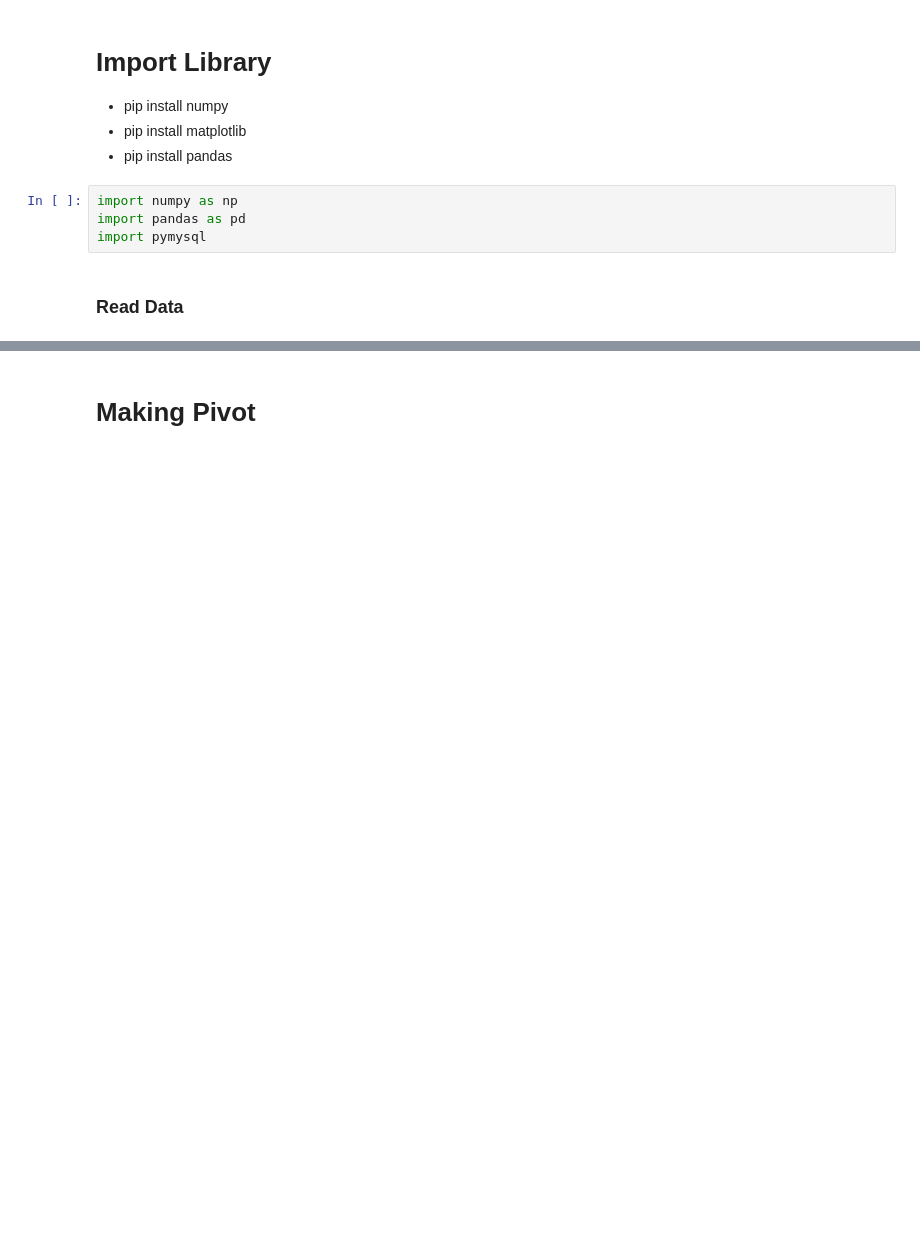
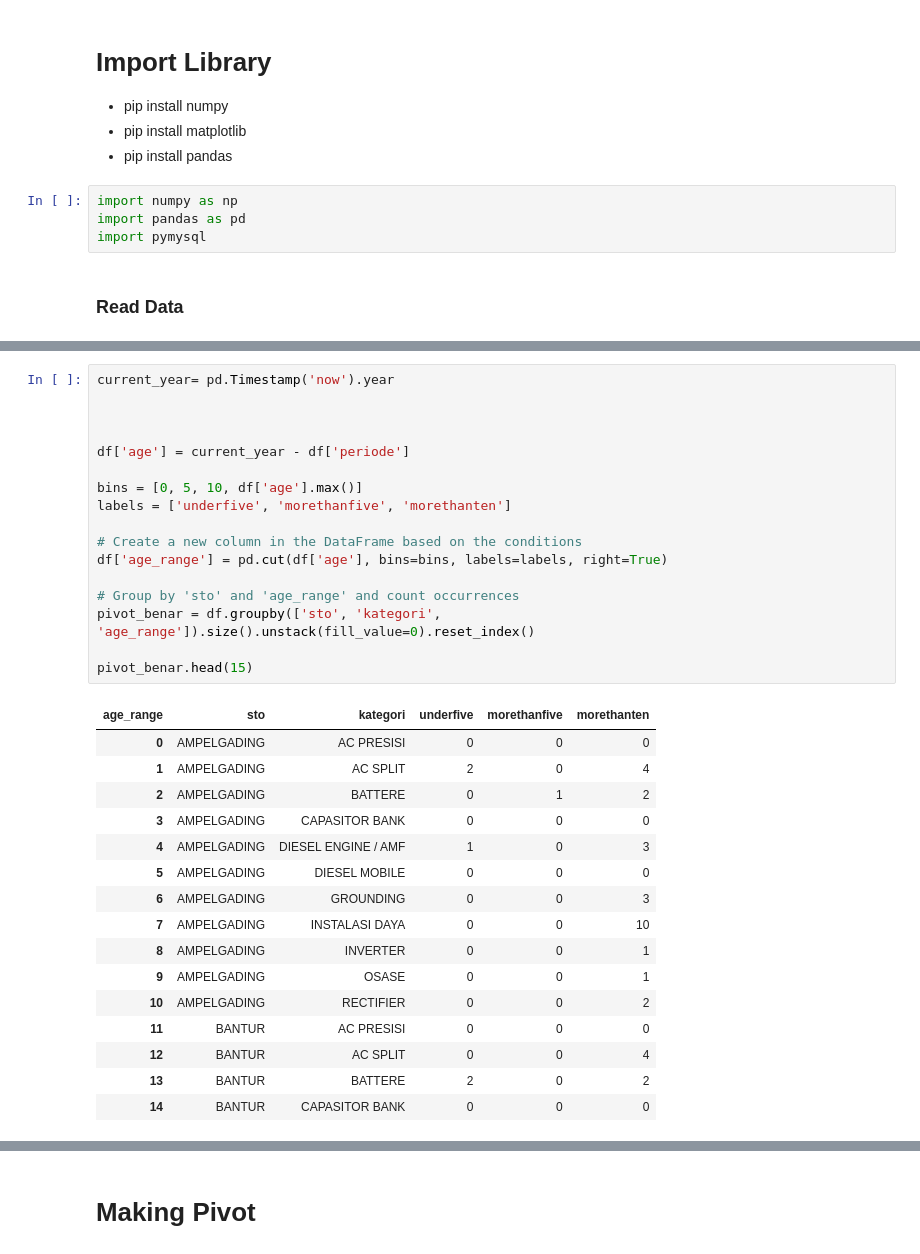
Before and after one commit to RidwanJk/arnet-dashboard, a Jupyter notebook: resources/pyScript/cme.ipynb, the cells around one changed output, grey strips where cells are left out. Drawn from its saved outputs; the diff is of its cells as text; blank space fills up the shorter version.

```diff
--- a/resources/pyScript/cme.ipynb
+++ b/resources/pyScript/cme.ipynb
@@ -22,0 +44,34 @@ df.head()
+# %%
+current_year= pd.Timestamp('now').year
+
+
+
+df['age'] = current_year - df['periode']
+
+bins = [0, 5, 10, df['age'].max()]
+labels = ['underfive', 'morethanfive', 'morethanten']
+
+# Create a new column in the DataFrame based on the conditions
+df['age_range'] = pd.cut(df['age'], bins=bins, labels=labels, right=True)
+
+# Group by 'sto' and 'age_range' and count occurrences
+pivot_benar = df.groupby(['sto', 'kategori', 'age_range']).size().unstack(fill_value=0).reset_index()
+
+pivot_benar.head(15)
+# %% [output]
+| age_range | sto | kategori | underfive | morethanfive | morethanten |
+| 0 | AMPELGADING | AC PRESISI | 0 | 0 | 0 |
+| 1 | AMPELGADING | AC SPLIT | 2 | 0 | 4 |
+| 2 | AMPELGADING | BATTERE | 0 | 1 | 2 |
+| 3 | AMPELGADING | CAPASITOR BANK | 0 | 0 | 0 |
+| 4 | AMPELGADING | DIESEL ENGINE / AMF | 1 | 0 | 3 |
+| 5 | AMPELGADING | DIESEL MOBILE | 0 | 0 | 0 |
+| 6 | AMPELGADING | GROUNDING | 0 | 0 | 3 |
+| 7 | AMPELGADING | INSTALASI DAYA | 0 | 0 | 10 |
+| 8 | AMPELGADING | INVERTER | 0 | 0 | 1 |
+| 9 | AMPELGADING | OSASE | 0 | 0 | 1 |
+| 10 | AMPELGADING | RECTIFIER | 0 | 0 | 2 |
+| 11 | BANTUR | AC PRESISI | 0 | 0 | 0 |
+| 12 | BANTUR | AC SPLIT | 0 | 0 | 4 |
+| 13 | BANTUR | BATTERE | 2 | 0 | 2 |
+| 14 | BANTUR | CAPASITOR BANK | 0 | 0 | 0 |
```
Also changed, not shown: parts of 11 cells of this notebook, 2 other files.
